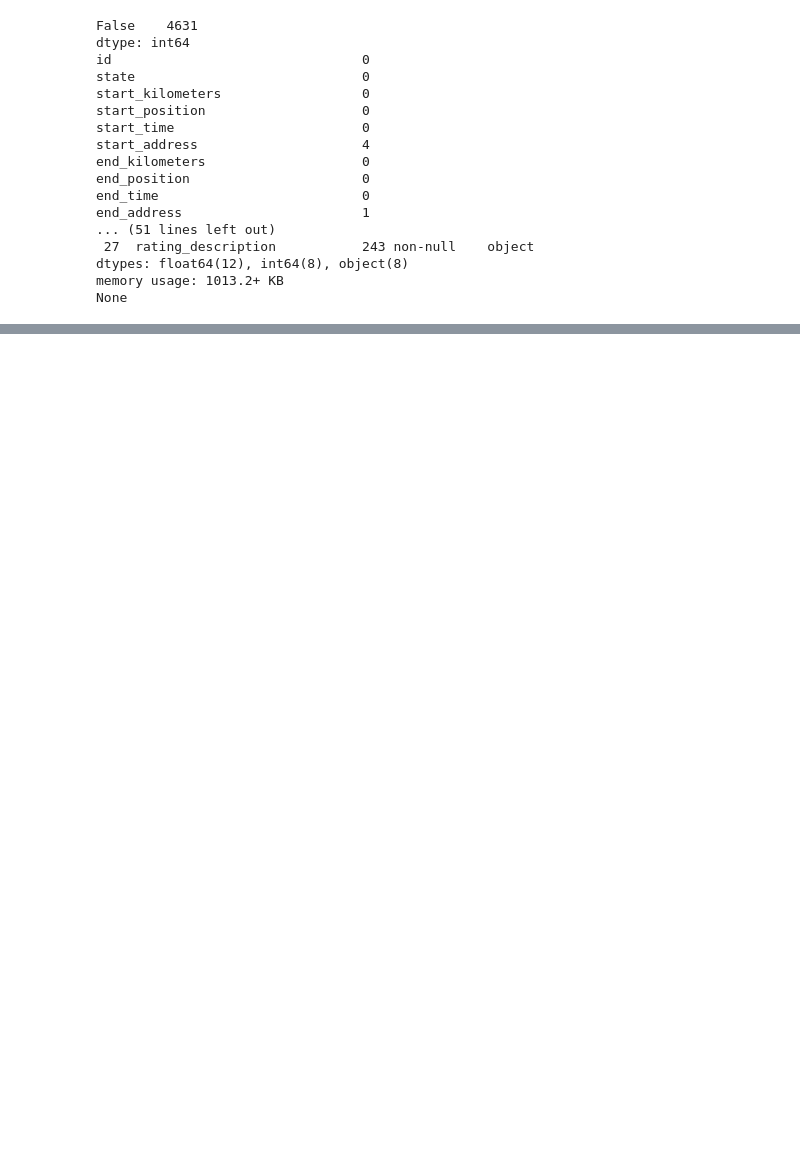
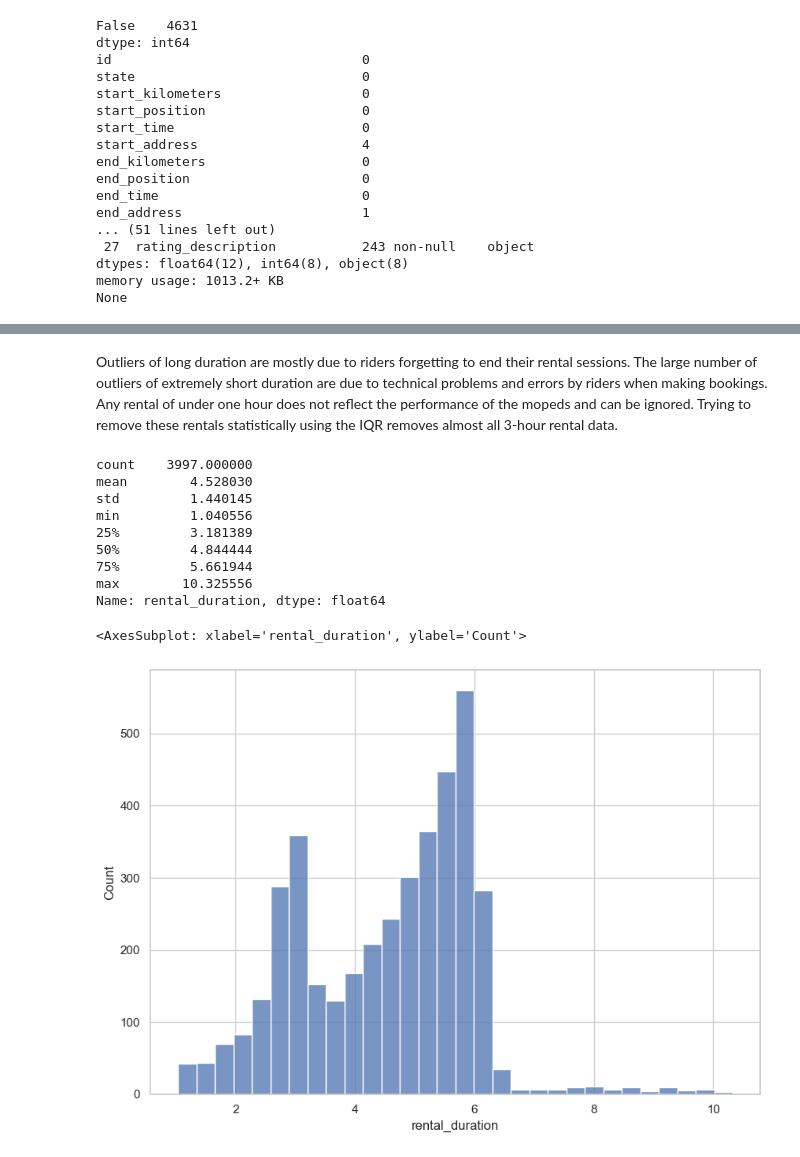
Before and after one commit to stepons/PostWorkings, a Jupyter notebook: Elmovo/elmovo.ipynb, the cells around one changed output, grey strips where cells are left out. Drawn from its saved outputs; the diff is of its cells as text; code cells hidden in the pictures; blank space fills up the shorter version.

```diff
--- a/Elmovo/elmovo.ipynb
+++ b/Elmovo/elmovo.ipynb
@@ -78,0 +58,24 @@ plt.savefig('rental_length.png', dpi=220)
+# %% [markdown]
+Outliers of long duration are mostly due to riders forgetting to end their rental sessions. The large number of outliers of extremely short duration are due to technical problems and errors by riders when making bookings. Any rental of under one hour does not reflect the performance of the mopeds and can be ignored. Trying to remove these rentals statistically using the IQR removes almost all 3-hour rental data.
+# %%
+Q1 = elmovo['rental_duration'].quantile(.25)
+Q3 = elmovo['rental_duration'].quantile(.75)
+IQR = Q3 - Q1
+filtered_elmovo = elmovo[(elmovo['rental_duration'] > 1) & (elmovo['rental_duration'] < (Q3 + 1.75 * IQR))].copy()
+print(filtered_elmovo['rental_duration'].describe())
+
+sns.set_theme(rc={"figure.figsize":(10, 7)})
+sns.set_style('whitegrid')
+sns.histplot(filtered_elmovo['rental_duration'])
+# %% [output]
+count    3997.000000
+mean        4.528030
+std         1.440145
+min         1.040556
+25%         3.181389
+50%         4.844444
+75%         5.661944
+max        10.325556
+Name: rental_duration, dtype: float64
+<AxesSubplot: xlabel='rental_duration', ylabel='Count'>
+[figure, added]
```
Also changed, not shown: parts of 18 cells of this notebook, 5 other files.
